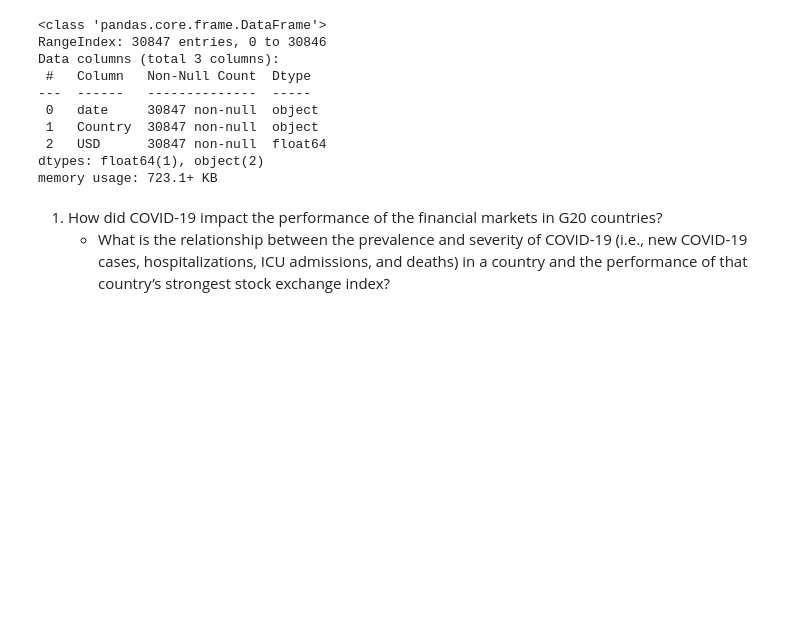
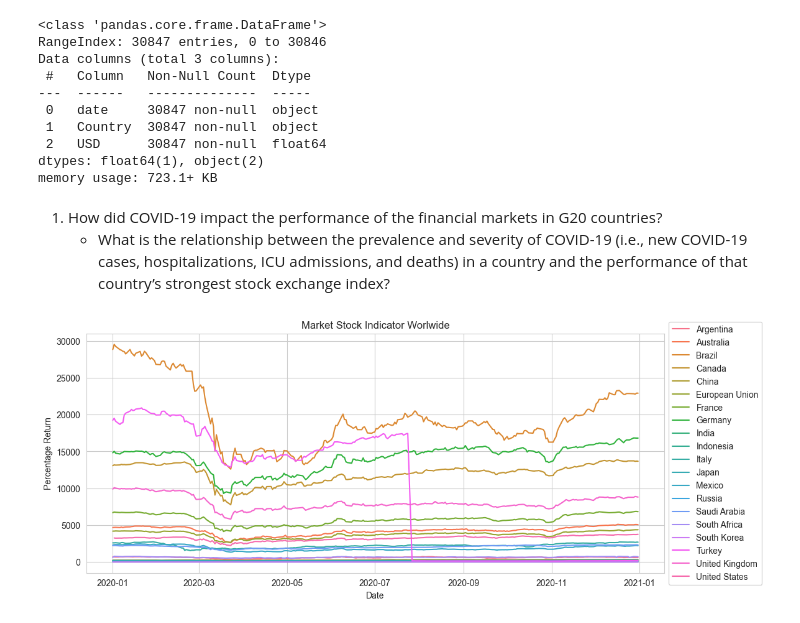
Before and after one commit to rodrigorosalesa/604, a Jupyter notebook: Rodrigo.ipynb, the cells around one changed output. Drawn from its saved outputs; the diff is of its cells as text; code cells hidden in the pictures; blank space fills up the shorter version.

Commit message:
feat: interactive graphs indexes

```diff
--- a/Rodrigo.ipynb
+++ b/Rodrigo.ipynb
@@ -1,5 +1,15 @@
 # %%
-import pandas as pd
+# Importing the Libraries
+import numpy as np # linear algebra
+import pandas as pd # data processing
+import matplotlib.pyplot as plt # visualizations
+import seaborn as sns # visualizations
+import math # use math operators
+import sqlalchemy as sq # use of sql commands
+import plotly.express as px # interactive graphs
+
+# Control the general style of the plots
+sns.set_style('whitegrid')
 
 # Reading csv as dataframe
 g20_index_data = pd.read_csv("Datasets/Clean/UNION.csv")
@@ -80,6 +90,31 @@ g20_index_data['pct_change'] = 1
 for country in list(g20_index_data['Country'].unique()):
     g20_index_data.loc[g20_index_data['Country'] == country, 'return'] = g20_index_data.loc[g20_index_data['Country'] == country, 'USD'].diff()
     g20_index_data.loc[g20_index_data['Country'] == country, 'pct_change'] = g20_index_data.loc[g20_index_data['Country'] == country, 'USD'].pct_change()
+
+# Creating a Continent Column
+g20_index_data['Continent'] = g20_index_data['Country'].map({'Argentina':'South America', 'Australia':'Ocenia', 'Brazil':'South America', 'Canada':'North America',
+                                    'China':'Asia', 'European Union':'Europe', 'France':'Europe', 'Germany':'Europe', 'India':'Asia', 'Indonesia':'Asia',
+                                    'Italy':'Europe', 'Japan':'Asia', 'Mexico':'North America', 'Russia':'Asia', 'Saudi Arabia':'Asia', 'South Africa':'Africa',
+                                    'South Korea':'Asia', 'Turkey':'Asia', 'United Kingdom':'Europe', 'United States':'North America'})
+
+g20_covid['Continent'] = g20_covid['location'].map({'Argentina':'South America', 'Australia':'Ocenia', 'Brazil':'South America', 'Canada':'North America',
+                                    'China':'Asia', 'European Union':'Europe', 'France':'Europe', 'Germany':'Europe', 'India':'Asia', 'Indonesia':'Asia',
+                                    'Italy':'Europe', 'Japan':'Asia', 'Mexico':'North America', 'Russia':'Asia', 'Saudi Arabia':'Asia', 'South Africa':'Africa',
+                                    'South Korea':'Asia', 'Turkey':'Asia', 'United Kingdom':'Europe', 'United States':'North America'})
 # %% [markdown]
 1. How did COVID-19 impact the performance of the financial markets in G20 countries?
     - What is the relationship between the prevalence and severity of COVID-19 (i.e., new COVID-19 cases, hospitalizations, ICU admissions, and deaths) in a country and the performance of that country’s strongest stock exchange index?
+# %%
+# Data Frames for 2019 and 2020
+g20_index_data_2019 = g20_index_data[g20_index_data['year'] == 2019]
+g20_index_data_2020 = g20_index_data[g20_index_data['year'] == 2020]
+
+plt.figure(figsize=(12,5))
+sns.lineplot(data=g20_index_data_2020, x='date', y='USD', hue='Country')
+plt.xlabel('Date')
+plt.ylabel('Percentage Return')
+plt.title('Market Stock Indicator Worlwide')
+plt.legend(loc='center left', bbox_to_anchor=(1,0.5))
+plt.show()
+# %% [output]
+[figure, added]
```
Also changed, not shown: parts of 6 cells of this notebook.
